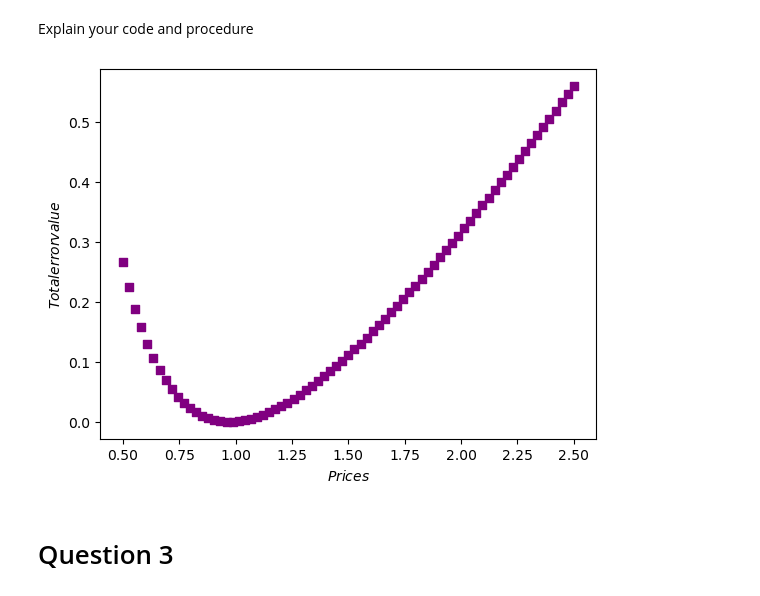
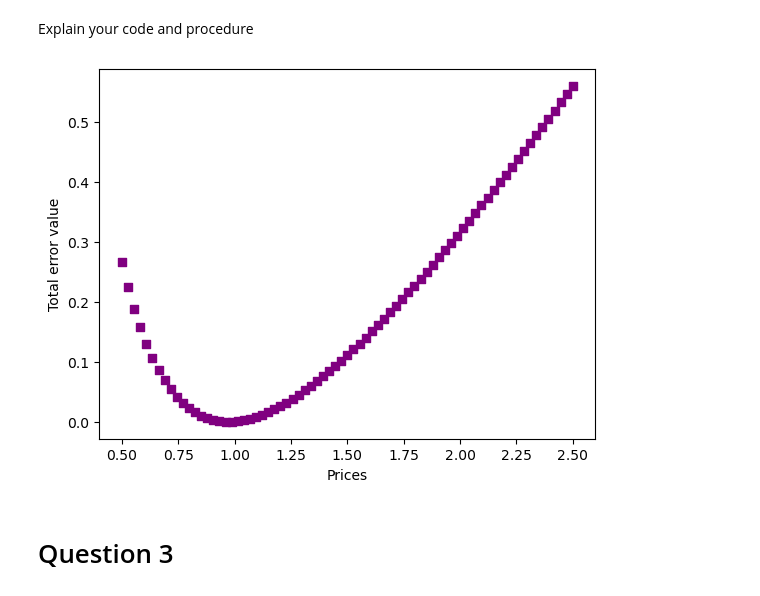
Before and after one commit to NumEconCopenhagen/projects-2024-anders-2-don-1, a Jupyter notebook: inauguralproject/inauguralproject.ipynb, the cells around one changed output. Saved outputs shown, nothing was run; the diff lists cells and outputs as text; code cells hidden in the pictures.

```diff
--- a/inauguralproject/inauguralproject.ipynb
+++ b/inauguralproject/inauguralproject.ipynb
@@ -107,18 +108,18 @@ Explain your code and procedure
 # %%
 p_values = np.linspace(0.5, 2.5, N)
 ErrorList = []
 
 for price in p_values:
    error1, error2 = economy.check_market_clearing(price)
    total_error = error1+error2
    ErrorList.append(total_error)
 
 plt.scatter(p_values, ErrorList, marker='s', color=maincolor)
-plt.xlabel('$Prices$')
-plt.ylabel('$Total error value$')
+plt.xlabel('Prices')
+plt.ylabel('Total error value')
 plt.show()
 # %% [output]
-[figure, old version]
+[figure, new version]
 # %% [markdown]
 # Question 3
 # %% [markdown]
```
Also changed, not shown: parts of 1 cell of this notebook.
